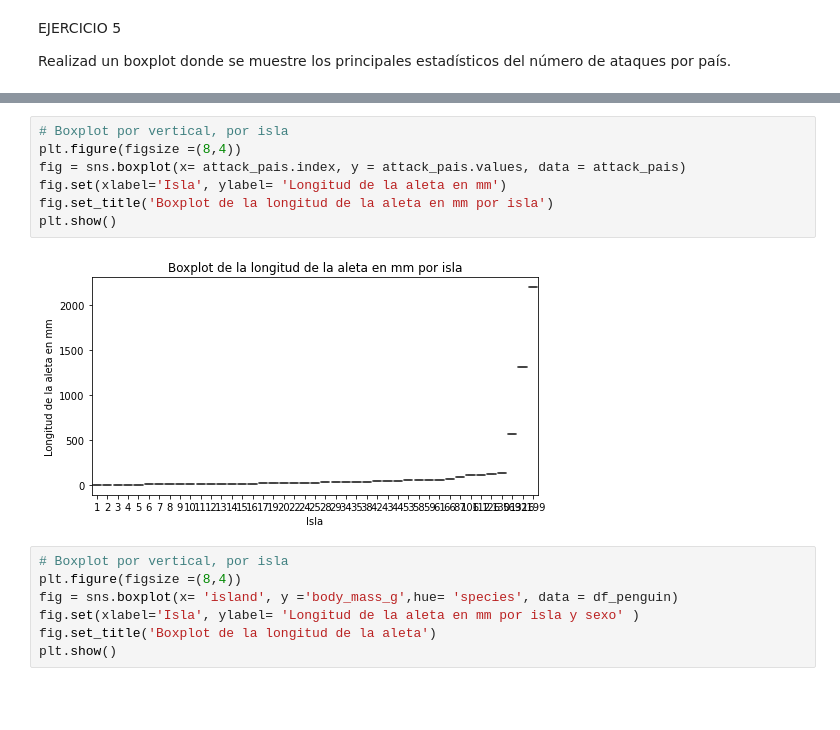
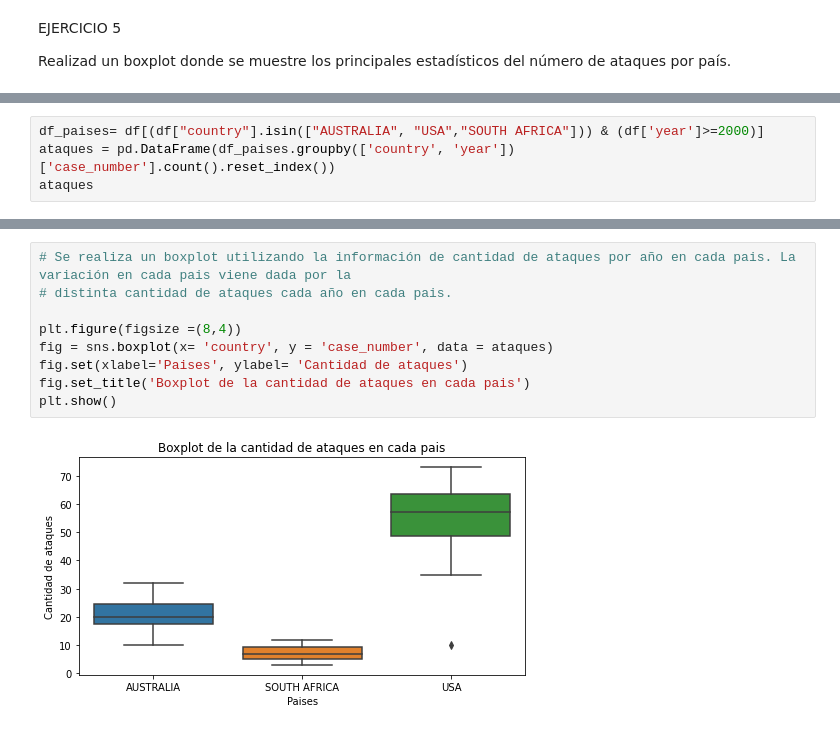
Before and after one commit to Adalab/DA-promo-b-modulo-2-sprint-1-Anais-Ana-Yadira, a Jupyter notebook: visualización/pair-programmin-vizualizacion-3-seaborn/pair-programmin-vizualizacion-3-seaborn.ipynb, the cells around one changed output, grey strips where cells are left out. Cells and saved outputs as stored; diff of their text form; blank space fills up the shorter version.

```diff
--- a/visualización/pair-programmin-vizualizacion-3-seaborn/pair-programmin-vizualizacion-3-seaborn.ipynb
+++ b/visualización/pair-programmin-vizualizacion-3-seaborn/pair-programmin-vizualizacion-3-seaborn.ipynb
@@ -181,0 +146,4 @@ Name: case_number, Length: 201, dtype: int64
+# %%
+df_paises= df[(df["country"].isin(["AUSTRALIA", "USA","SOUTH AFRICA"])) & (df['year']>=2000)]
+ataques = pd.DataFrame(df_paises.groupby(['country', 'year'])['case_number'].count().reset_index())
+ataques
@@ -182,16 +168,11 @@ Name: case_number, Length: 201, dtype: int64
 # %%
-# Boxplot por vertical, por isla
+# Se realiza un boxplot utilizando la información de cantidad de ataques por año en cada pais. La variación en cada pais viene dada por la
+# distinta cantidad de ataques cada año en cada pais.
+
 plt.figure(figsize =(8,4))
-fig = sns.boxplot(x= attack_pais.index, y = attack_pais.values, data = attack_pais)
-fig.set(xlabel='Isla', ylabel= 'Longitud de la aleta en mm')
-fig.set_title('Boxplot de la longitud de la aleta en mm por isla')
+fig = sns.boxplot(x= 'country', y = 'case_number', data = ataques)
+fig.set(xlabel='Paises', ylabel= 'Cantidad de ataques')
+fig.set_title('Boxplot de la cantidad de ataques en cada pais')
 plt.show()
 # %% [output]
-[figure, old version]
+[figure, new version]
-# %%
-# Boxplot por vertical, por isla
-plt.figure(figsize =(8,4))
-fig = sns.boxplot(x= 'island', y ='body_mass_g',hue= 'species', data = df_penguin)
-fig.set(xlabel='Isla', ylabel= 'Longitud de la aleta en mm por isla y sexo' )
-fig.set_title('Boxplot de la longitud de la aleta')
-plt.show()
```
Also changed, not shown: parts of 12 cells of this notebook.
